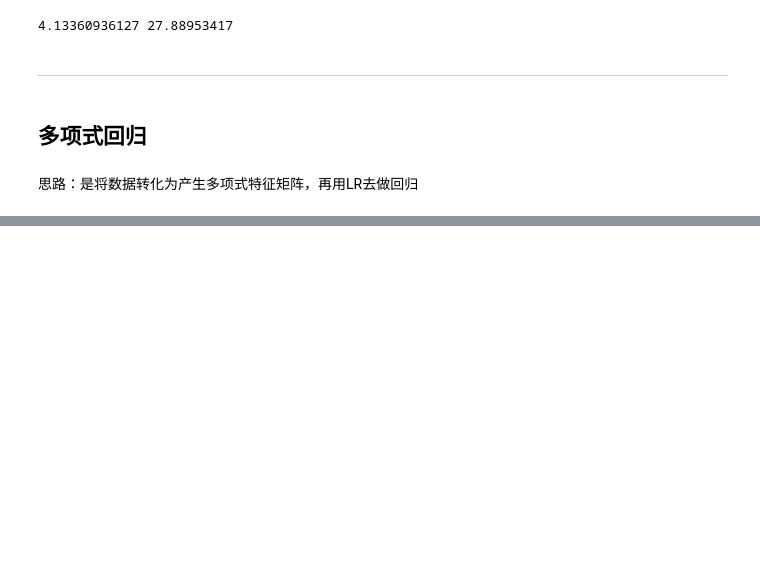
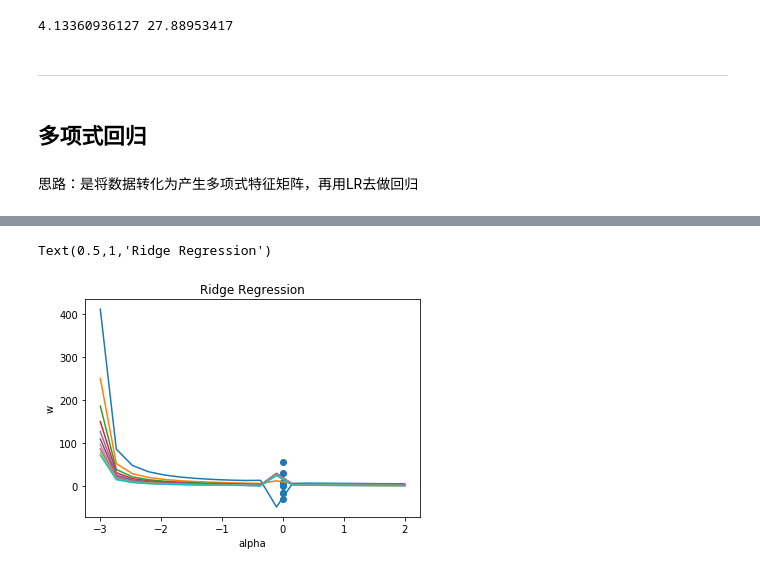
Before and after one commit to paulsweet/Daily_review, a Jupyter notebook: summary20181021-sklearn_regression.ipynb, the cells around one changed output, grey strips where cells are left out. Drawn from its saved outputs; the diff is of its cells as text; code cells hidden in the pictures; blank space fills up the shorter version.

```diff
--- a/summary20181021-sklearn_regression.ipynb
+++ b/summary20181021-sklearn_regression.ipynb
@@ -116,0 +422,30 @@ print(mae,mse)
+# %%
+"""使用岭回归拟合
+"""
+from sklearn.linear_model import Ridge
+
+ridge_model = Ridge(fit_intercept=False) # 参数代表不增加截距项
+ridge_model.fit(x, y)
+"""不同 alpha 参数拟合
+"""
+alphas = np.linspace(-3,2,20)
+
+coefs = []
+for a in alphas:
+    ridge = Ridge(alpha=a, fit_intercept=False)
+    ridge.fit(x, y)
+    coefs.append(ridge.coef_)
+
+"""绘制不同 alpha 参数结果
+"""
+from matplotlib import pyplot as plt
+%matplotlib inline
+
+plt.plot(alphas, coefs) # 绘制不同 alpha 参数下的 w 拟合值
+plt.scatter(np.linspace(0,0,10), parameters[0]) # 普通最小二乘法拟合的 w 值放入图中
+plt.xlabel('alpha')
+plt.ylabel('w')
+plt.title('Ridge Regression')
+# %% [output]
+Text(0.5,1,'Ridge Regression')
+[figure, added]
```
Also changed, not shown: parts of 67 cells of this notebook.
